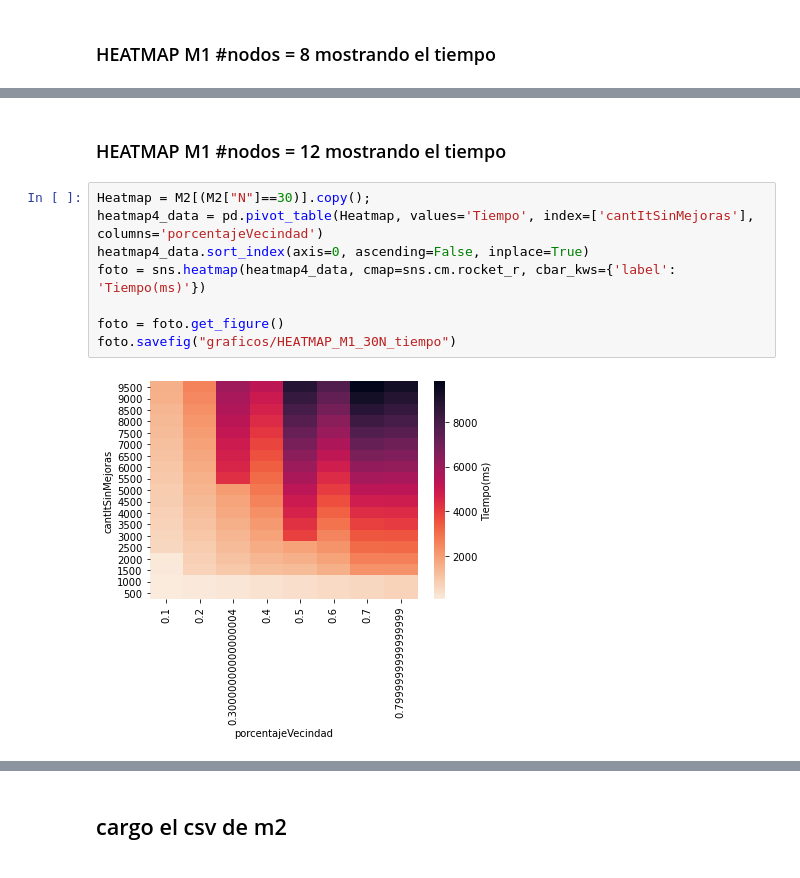
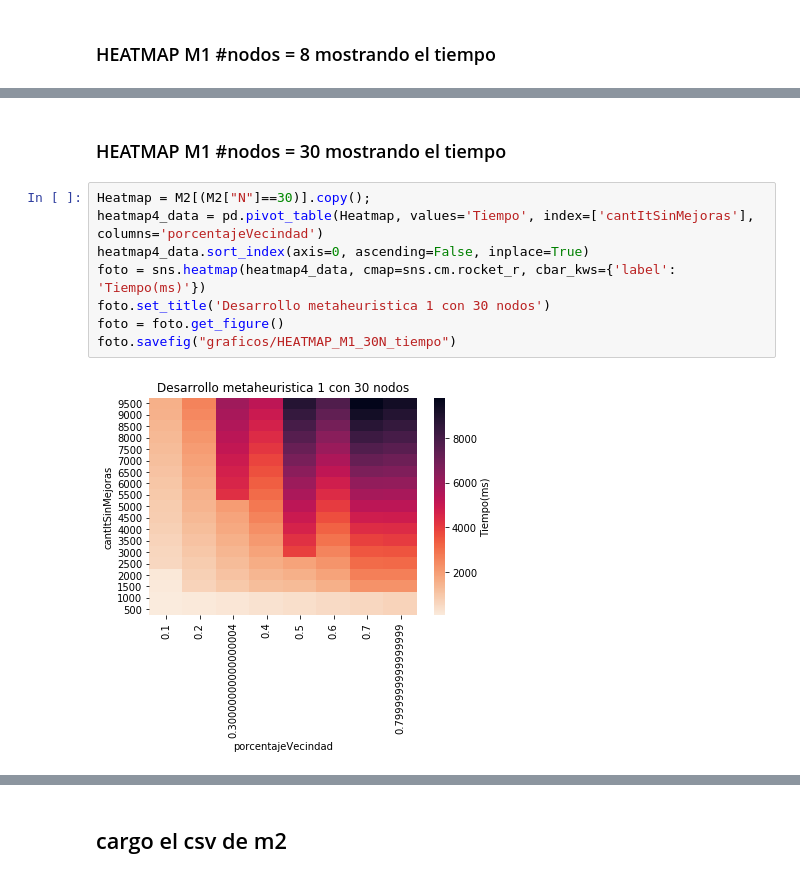
Before and after one commit to sebasbocaccio/AED3-Tp2-Metaheuristicas, a Jupyter notebook: Grafo/Plotter2.ipynb, the cells around one changed output, grey strips where cells are left out. Saved outputs shown, nothing was run; the diff lists cells and outputs as text.

```diff
--- a/Grafo/Plotter2.ipynb
+++ b/Grafo/Plotter2.ipynb
@@ -271,15 +218,15 @@ foto.savefig("graficos/HEATMAP_M1_24N_Impacto")
 # %% [markdown]
-### HEATMAP M1 #nodos = 12  mostrando el tiempo
+### HEATMAP M1 #nodos = 30  mostrando el tiempo
 # %%
 Heatmap = M2[(M2["N"]==30)].copy();
 heatmap4_data = pd.pivot_table(Heatmap, values='Tiempo', index=['cantItSinMejoras'], columns='porcentajeVecindad')
 heatmap4_data.sort_index(axis=0, ascending=False, inplace=True)
 foto = sns.heatmap(heatmap4_data, cmap=sns.cm.rocket_r, cbar_kws={'label': 'Tiempo(ms)'})
-
+foto.set_title('Desarrollo metaheuristica 1 con 30 nodos')
 foto = foto.get_figure()
 foto.savefig("graficos/HEATMAP_M1_30N_tiempo")
 # %% [output]
-[figure, old version]
+[figure, new version]
 # %%
 Heatmap = M2[(M2["N"]==30)].copy();
 heatmap4_data = pd.pivot_table(Heatmap, values='Impacto', index=['cantItSinMejoras'], columns='porcentajeVecindad')
```
Also changed, not shown: parts of 38 cells of this notebook, 11 other files.
